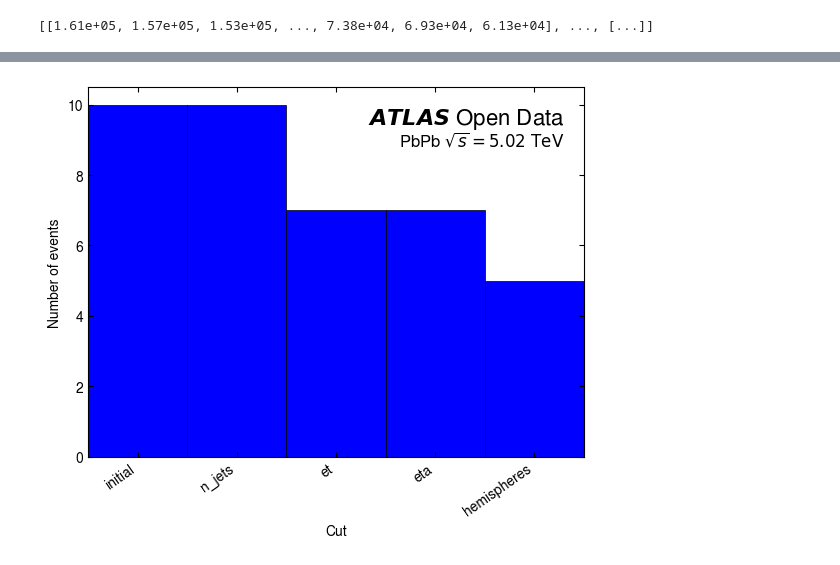
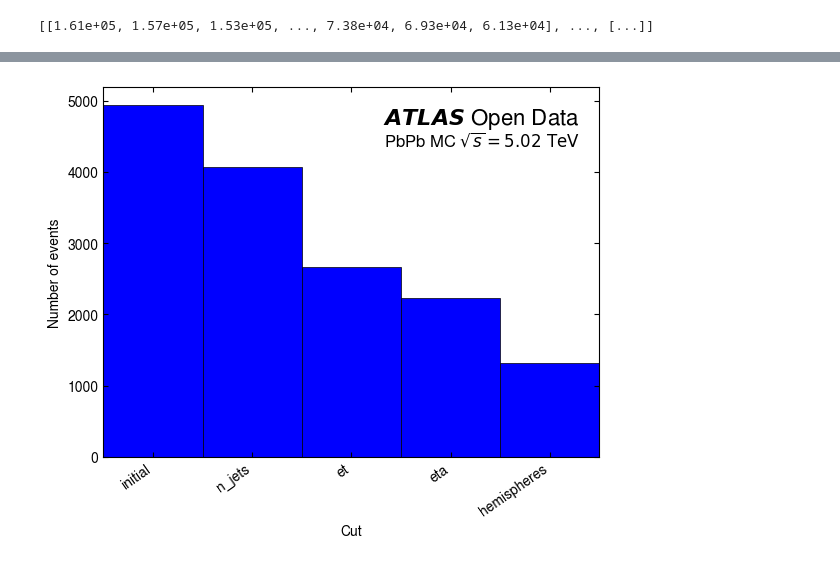
Before and after one commit to rjackson-lancs/notebooks-collection-opendata, a Jupyter notebook: for-research/heavy-ion-hard-probes/hardprobes_data.ipynb, the cells around one changed output, grey strips where cells are left out. Cells and saved outputs as stored; diff of their text form; code cells hidden in the pictures.

```diff
--- a/for-research/heavy-ion-hard-probes/hardprobes_data.ipynb
+++ b/for-research/heavy-ion-hard-probes/hardprobes_data.ipynb
@@ -27,7 +27,7 @@ def inner_ticks(ax:matplotlib.axes.Axes):
     ax.tick_params(direction="in",which="both",top=True,right=True)
 
 # Plot an ATLAS Open Data label on a pair of axes
-def atlas_label(ax:matplotlib.axes.Axes,loc="upper right",text="Open Data",fontsize=16,pos_ovr=None,msg=""):
+def atlas_label(ax:matplotlib.axes.Axes,loc="upper right",text="Open Data",fontsize=16,pos_ovr=None,msg=r"PbPb $\sqrt{s}=5.02\ \mathrm{TeV}$"):
     locs = {
         "upper left" : (.04, .88),
         "upper right": (.96, .88),
@@ -144,9 +133,7 @@ def get_jets_fcal(path:str):
         })
     return jets, fcal
 # %%
-# Get data
-jets, fcal = get_jets_fcal("DAOD_HIONHPOD_DATA.output.pool.root:CollectionTree")
-def apply_plot_cuts(jets:ak.Array,fcal:ak.Array):
+def apply_plot_cuts(jets:ak.Array,fcal:ak.Array,mc=False):
     this_cutflow = {
         "event": {},
         "track": {}
@@ -166,6 +153,6 @@ def apply_plot_cuts(jets:ak.Array,fcal:ak.Array):
     inner_ticks(ax)
     ax.margins(x=0)
     ax.set_ylabel("Number of events"); ax.set_xlabel("Cut")
-    atlas_label(ax,msg=r"PbPb $\sqrt{s}=5.02\ \mathrm{TeV}$")
+    atlas_label(ax,msg=r"PbPb $\sqrt{s}=5.02\ \mathrm{TeV}$" if not mc else r"PbPb MC $\sqrt{s}=5.02\ \mathrm{TeV}$")
 
     return jets, fcal, fig
@@ -213,5 +230,5 @@ ax.hist(peripheral_AJ,density=False,alpha=.3)
 # %%
 mc_jets, mc_fcal = get_jets_fcal("DAOD_HIONHPOD_jetmc.output.pool.root:CollectionTree")
-mc_jets, mc_fcal, fig = apply_plot_cuts(mc_jets,mc_fcal)
+mc_jets, mc_fcal, fig = apply_plot_cuts(mc_jets,mc_fcal,mc=True)
 # %% [output]
-[figure, old version]
+[figure, new version]
```
Also changed, not shown: parts of 7 cells of this notebook.
